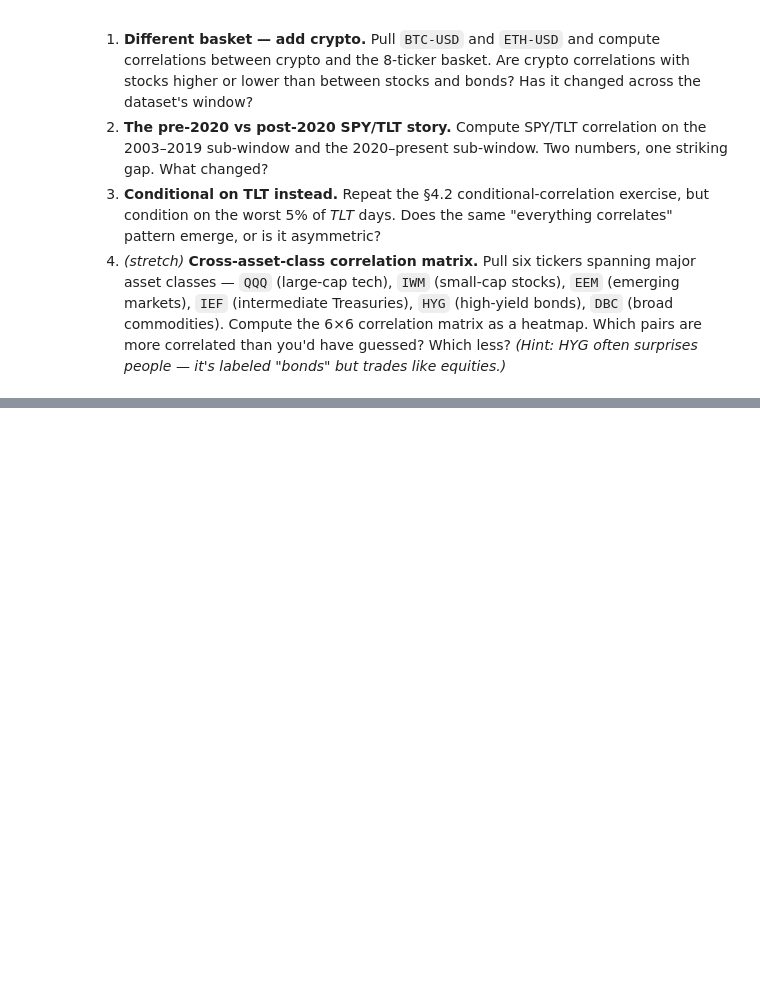
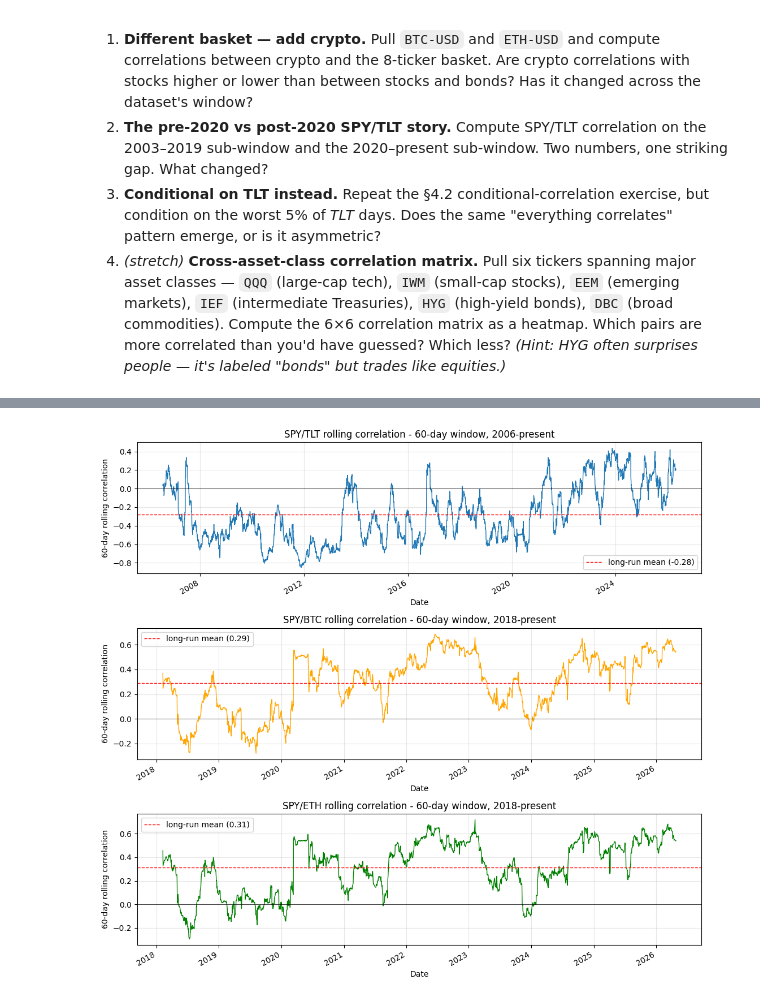
Before and after one commit to MichaelHelmers/quantitative-analysis, a Jupyter notebook: 03-correlation/lesson.ipynb, the cells around one changed output, grey strips where cells are left out. Saved outputs shown, nothing was run; the diff lists cells and outputs as text; code cells hidden in the pictures; blank space fills up the shorter version.

```diff
--- a/03-correlation/lesson.ipynb
+++ b/03-correlation/lesson.ipynb
@@ -617,3 +617,18 @@ Try these in fresh cells below. Copy any code cell above as a starting point.
 2. **The pre-2020 vs post-2020 SPY/TLT story.** Compute SPY/TLT correlation on the 2003–2019 sub-window and the 2020–present sub-window. Two numbers, one striking gap. What changed?
 3. **Conditional on TLT instead.** Repeat the §4.2 conditional-correlation exercise, but condition on the worst 5% of *TLT* days. Does the same "everything correlates" pattern emerge, or is it asymmetric?
 4. *(stretch)* **Cross-asset-class correlation matrix.** Pull six tickers spanning major asset classes — `QQQ` (large-cap tech), `IWM` (small-cap stocks), `EEM` (emerging markets), `IEF` (intermediate Treasuries), `HYG` (high-yield bonds), `DBC` (broad commodities). Compute the 6×6 correlation matrix as a heatmap. Which pairs are more correlated than you'd have guessed? Which less? *(Hint: HYG often surprises people — it's labeled "bonds" but trades like equities.)*
+# %%
+from IPython.display import display
+
+crypto_tickers = ["BTC-USD", "ETH-USD"]
+crypto_data = yf.download(crypto_tickers, period="20y", progress=False)
+crypto_prices = crypto_data["Close"][crypto_tickers]
+crypto_log_returns = np.log(crypto_prices / crypto_prices.shift(1)).dropna()
+
+corr_matrix_with_crypto = log_returns.join(crypto_log_returns).corr()
+
+display(
+    corr_matrix_with_crypto.style
+        .background_gradient(cmap="RdYlBu_r", vmin=-1, vmax=1)
+        .format("{:.2f}")
+)
@@ -619,0 +648,32 @@ Try these in fresh cells below. Copy any code cell above as a starting point.
+# %%
+def plot_rolling_corr(ax, series, title, color="tab:blue"):
+    series.plot(ax=ax, lw=1, color=color)
+    ax.axhline(0, color="black", lw=0.5)
+    ax.axhline(series.mean(), color="red", ls="--", lw=1,
+               label=f"long-run mean ({series.mean():.2f})")
+    ax.set_ylabel("60-day rolling correlation")
+    ax.set_xlabel("Date")
+    ax.set_title(title)
+    ax.grid(alpha=0.3)
+    ax.legend()
+
+# SPY/TLT uses the full stock history (20y); crypto pairs use the inner-joined index
+# so weekend crypto bars are dropped — otherwise rolling().corr() returns NaN everywhere.
+crypto_aligned = log_returns.join(crypto_log_returns, how="inner")
+
+spy_tlt_rolling = log_returns["SPY"].rolling(60).corr(log_returns["TLT"])
+btc_spy_rolling = crypto_aligned["SPY"].rolling(60).corr(crypto_aligned["BTC-USD"])
+eth_spy_rolling = crypto_aligned["SPY"].rolling(60).corr(crypto_aligned["ETH-USD"])
+
+btc_start = btc_spy_rolling.dropna().index.min().year
+eth_start = eth_spy_rolling.dropna().index.min().year
+
+fig, ax = plt.subplots(3, 1, figsize=(11, 10))
+plot_rolling_corr(ax[0], spy_tlt_rolling, "SPY/TLT rolling correlation - 60-day window, 2006-present")
+plot_rolling_corr(ax[1], btc_spy_rolling, f"SPY/BTC rolling correlation - 60-day window, {btc_start}-present", color="orange")
+plot_rolling_corr(ax[2], eth_spy_rolling, f"SPY/ETH rolling correlation - 60-day window, {eth_start}-present", color="green")
+
+plt.tight_layout()
+plt.show()
+# %% [output]
+[figure, added]
```
Also changed, not shown: parts of 13 cells of this notebook.
